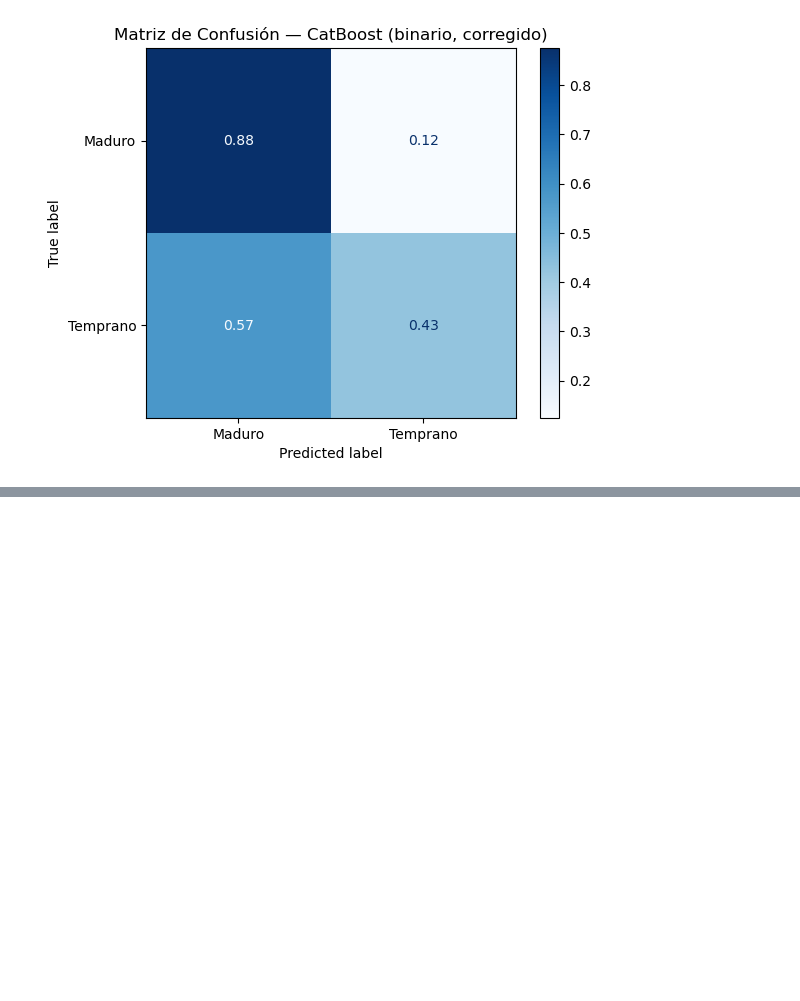
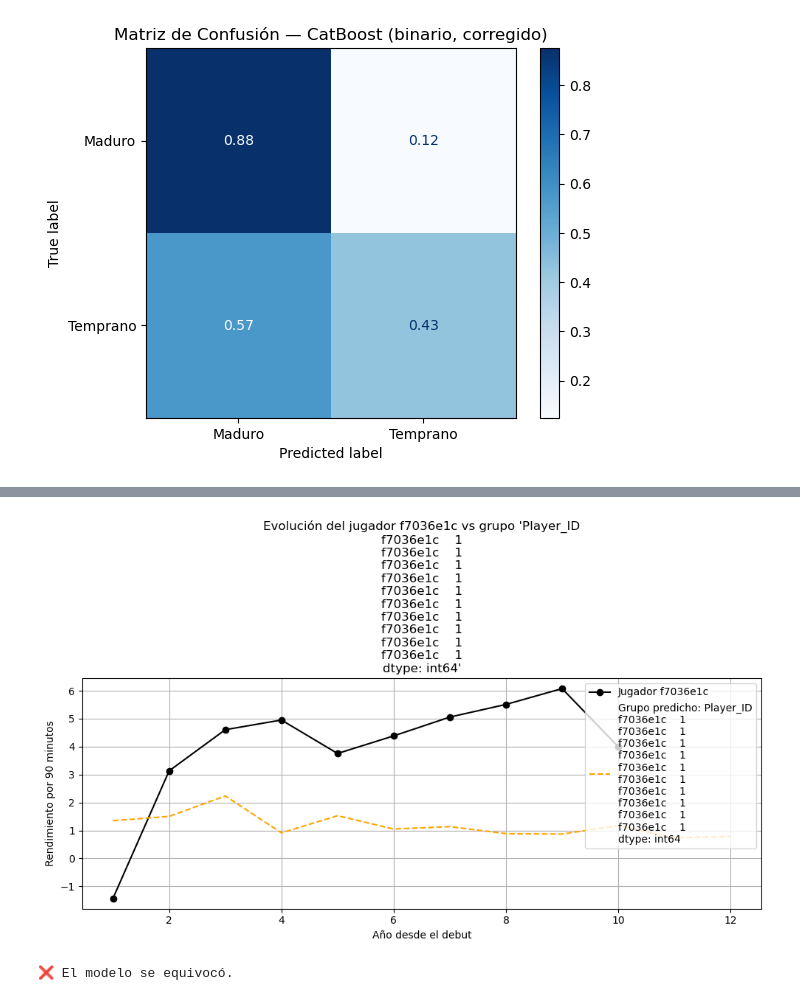
Before and after one commit to JuanmaCM7/Futpeak, a Jupyter notebook: notebooks/modelo_catboost_dos_clases.ipynb, the cells around one changed output, grey strips where cells are left out. Cells and saved outputs as stored; diff of their text form; code cells hidden in the pictures; blank space fills up the shorter version.

Commit message:
primera creación de modelo como archivo

```diff
--- a/notebooks/modelo_catboost_dos_clases.ipynb
+++ b/notebooks/modelo_catboost_dos_clases.ipynb
@@ -312,8 +312,6 @@ model_df = pivot_combined.merge(
 # ETAPA 7 — Preparación de los datos para entrenamiento (sin fuga, split por jugador)
 
 from sklearn.model_selection import train_test_split
-
-model_df = model_df.reset_index()
 
 feature_cols = [
     'rating_year_1', 'rating_year_2', 'rating_year_3',
@@ -323,15 +321,19 @@ feature_cols = [
     'minutes_year_1', 'minutes_year_2', 'minutes_year_3', 'sum_minutes'
 ]
 
+# Asegurar que Player_ID está como columna y no se pierde
+model_df = model_df.reset_index(drop=True)
+
 X = model_df[feature_cols]
 y = model_df['target']
+player_ids = model_df['Player_ID']
 
-# Split por jugador
-unique_players = model_df['Player_ID'].unique()
-train_players, test_players = train_test_split(unique_players, test_size=0.2, random_state=42)
 
-train_df = model_df[model_df['Player_ID'].isin(train_players)]
-test_df = model_df[model_df['Player_ID'].isin(test_players)]
+unique_ids = player_ids.unique()
+train_ids, test_ids = train_test_split(unique_ids, test_size=0.2, random_state=42)
+
+train_df = model_df[model_df['Player_ID'].isin(train_ids)]
+test_df = model_df[model_df['Player_ID'].isin(test_ids)]
 
 X_train = train_df[feature_cols]
 y_train = train_df['target']
@@ -394,0 +485,57 @@ weighted avg       0.80      0.80      0.80      2337
+# %%
+import matplotlib.pyplot as plt
+
+# Asegurar que las predicciones tienen el índice correcto
+y_test_named = pd.Series(y_test.values, index=test_df['Player_ID'])
+y_pred_named = pd.Series(y_pred, index=test_df['Player_ID'])
+
+
+# ID del jugador que queremos analizar
+player_id = 'f7036e1c' # Lautaro Martínez
+
+# Verificar si el jugador está en el test
+if player_id not in y_test_named.index:
+    print(f"⚠️ El jugador {player_id} no está en el conjunto de test. Prueba con uno de estos IDs:")
+    print(y_test_named.index.tolist()[:10])
+else:
+    # Obtener clases real y predicha
+    real_group = y_test_named.loc[player_id]
+    pred_group = y_pred_named.loc[player_id]
+
+    # Datos de trayectoria del jugador
+    player_data = career_with_peak[career_with_peak['Player_ID'] == player_id].sort_values('year_since_debut')
+
+    # Curva promedio del grupo predicho
+    # Asegurarse de que pred_group es un valor escalar (int o str)
+    pred_value = pred_group.iloc[0] if hasattr(pred_group, 'iloc') else pred_group
+    group_data = career_with_peak[career_with_peak['target'] == pred_value]
+    group_curve = (
+        group_data.groupby('year_since_debut')['rating_per_90']
+        .mean()
+        .reset_index()
+    )
+
+    # Visualización
+    plt.figure(figsize=(10, 6))
+    plt.plot(player_data['year_since_debut'], player_data['rating_per_90'],
+             marker='o', color='black', label=f'Jugador {player_id}')
+    plt.plot(group_curve['year_since_debut'], group_curve['rating_per_90'],
+             linestyle='--', color='orange', label=f'Grupo predicho: {pred_group}')
+
+    plt.xlabel("Año desde el debut")
+    plt.ylabel("Rendimiento por 90 minutos")
+    plt.title(f"Evolución del jugador {player_id} vs grupo '{pred_group}'")
+    plt.legend()
+    plt.grid(True)
+    plt.tight_layout()
+    plt.show()
+
+    # Texto de validación
+    real_value = real_group.iloc[0] if hasattr(real_group, 'iloc') else real_group
+    if real_value == pred_value:
+        print("✅ El modelo acertó.")
+    else:
+        print("❌ El modelo se equivocó.")
+# %% [output]
+[figure, added]
+❌ El modelo se equivocó.
```
Also changed, not shown: parts of 4 cells of this notebook, 9 other files.
